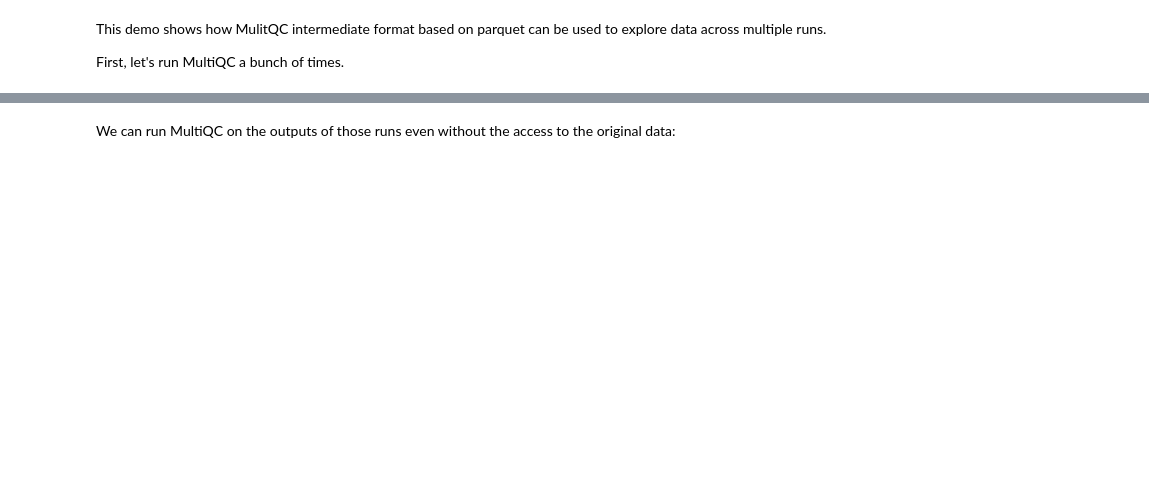
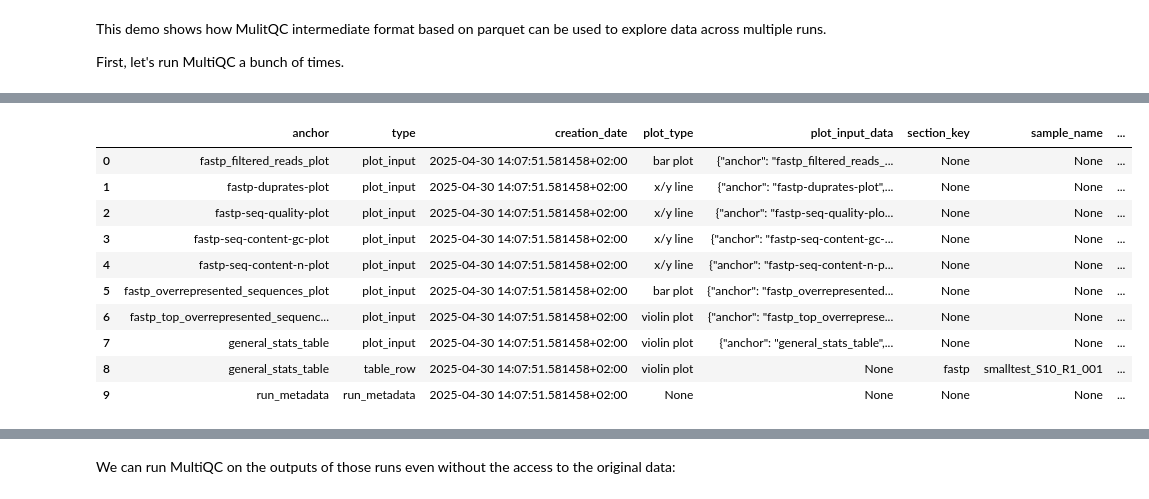
Before and after one commit to MultiQC/example-timeline, a Jupyter notebook: timeline.ipynb, the cells around one changed output, grey strips where cells are left out. Cells and saved outputs as stored; diff of their text form; code cells hidden in the pictures; blank space fills up the shorter version.

```diff
--- a/timeline.ipynb
+++ b/timeline.ipynb
@@ -5,3 +91,20 @@ First, let's run MultiQC a bunch of times.
+# %%
+import pandas as pd
+parquet_path = "/Users/vlad/git/MultiQC/playground/runs/run_SAMPLE_multiqc_report_data/multiqc.parquet"
+df = pd.read_parquet(parquet_path)
+df.head(100)
+# %% [output]
+|  | anchor | type | creation_date | plot_type | plot_input_data | section_key | sample_name | ... |
+| 0 | fastp_filtered_reads_plot | plot_input | 2025-04-30 14:07:51.581458+02:00 | bar plot | {"anchor": "fastp_filtered_reads_... | None | None | ... |
+| 1 | fastp-duprates-plot | plot_input | 2025-04-30 14:07:51.581458+02:00 | x/y line | {"anchor": "fastp-duprates-plot",... | None | None | ... |
+| 2 | fastp-seq-quality-plot | plot_input | 2025-04-30 14:07:51.581458+02:00 | x/y line | {"anchor": "fastp-seq-quality-plo... | None | None | ... |
+| 3 | fastp-seq-content-gc-plot | plot_input | 2025-04-30 14:07:51.581458+02:00 | x/y line | {"anchor": "fastp-seq-content-gc-... | None | None | ... |
+| 4 | fastp-seq-content-n-plot | plot_input | 2025-04-30 14:07:51.581458+02:00 | x/y line | {"anchor": "fastp-seq-content-n-p... | None | None | ... |
+| 5 | fastp_overrepresented_sequences_plot | plot_input | 2025-04-30 14:07:51.581458+02:00 | bar plot | {"anchor": "fastp_overrepresented... | None | None | ... |
+| 6 | fastp_top_overrepresented_sequenc... | plot_input | 2025-04-30 14:07:51.581458+02:00 | violin plot | {"anchor": "fastp_top_overreprese... | None | None | ... |
+| 7 | general_stats_table | plot_input | 2025-04-30 14:07:51.581458+02:00 | violin plot | {"anchor": "general_stats_table",... | None | None | ... |
+| 8 | general_stats_table | table_row | 2025-04-30 14:07:51.581458+02:00 | violin plot | None | fastp | smalltest_S10_R1_001 | ... |
+| 9 | run_metadata | run_metadata | 2025-04-30 14:07:51.581458+02:00 | None | None | None | None | ... |
 # %%
 import multiqc
 from multiqc import ClConfig
```
Also changed, not shown: parts of 12 cells of this notebook, 1 other file.
